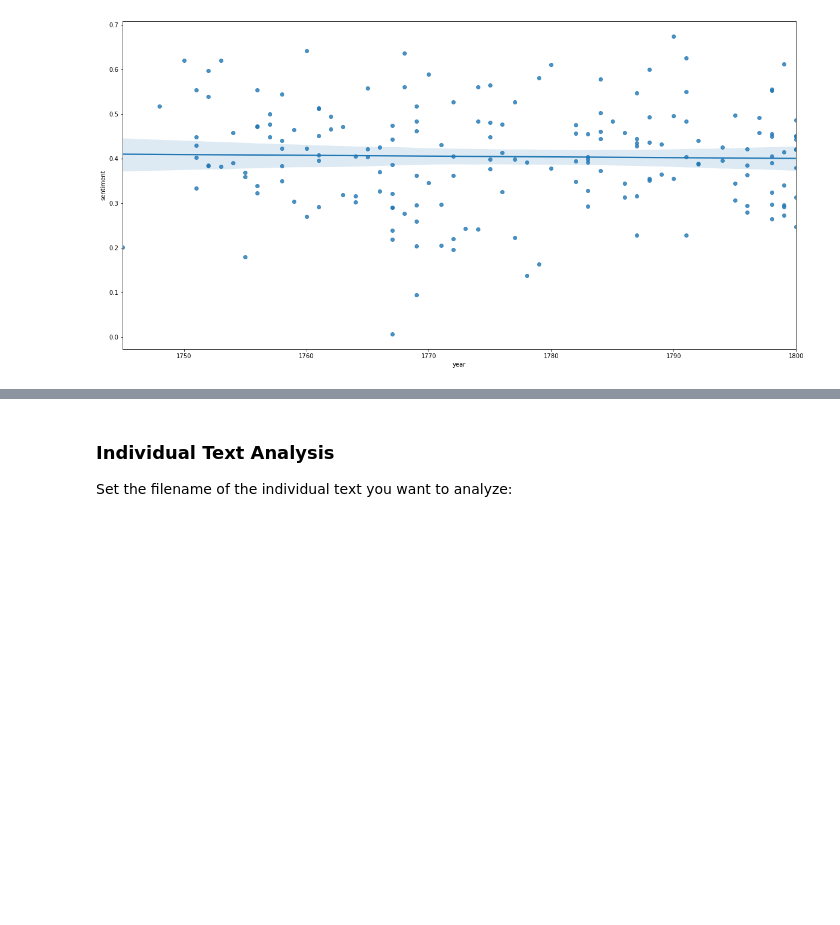
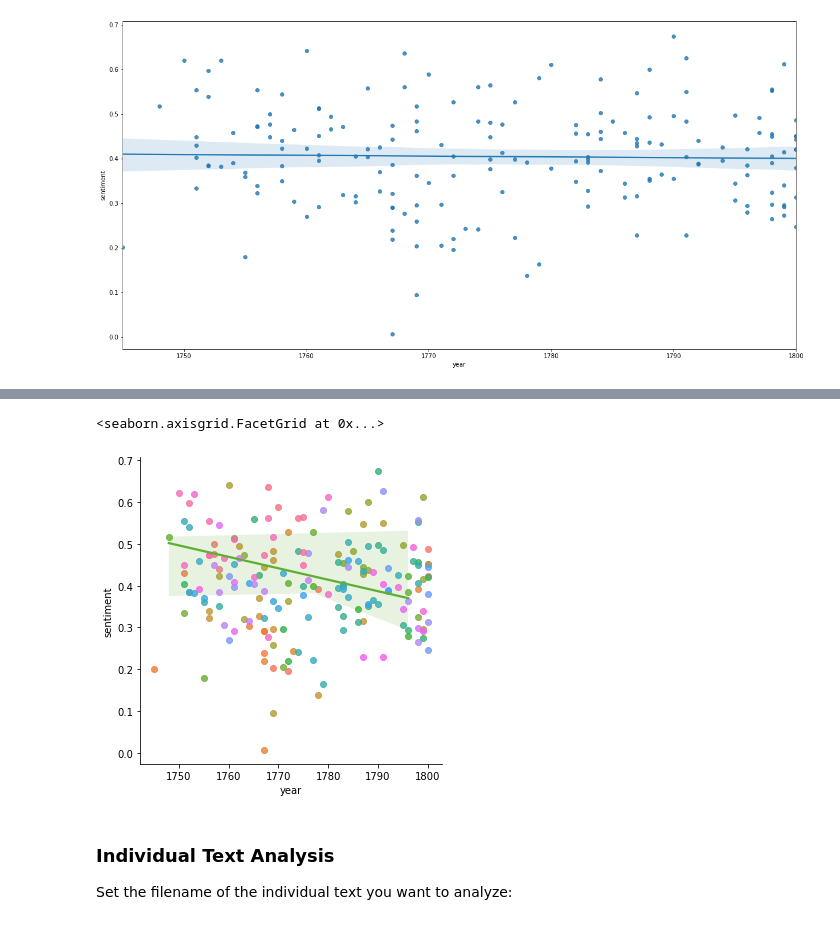
Before and after one commit to MiMoText/sentiment_novels, a Jupyter notebook: sentiments/toolchain_18th_century/02_sentiment_analysis.ipynb, the cells around one changed output, grey strips where cells are left out. Saved outputs shown, nothing was run; the diff lists cells and outputs as text; code cells hidden in the pictures; blank space fills up the shorter version.

```diff
--- a/sentiments/toolchain_18th_century/02_sentiment_analysis.ipynb
+++ b/sentiments/toolchain_18th_century/02_sentiment_analysis.ipynb
@@ -195,3 +199,9 @@ sns.regplot(data=texts_df, x=attribute, y="sentiment")
+# %%
+# bgrf is an id for each novel extracted from the "Bibliographie du genre romanesque français 1751-1800"
+sns.lmplot(data=texts_df, x=attribute, y="sentiment", hue="bgrf", legend=False)
+# %% [output]
+<seaborn.axisgrid.FacetGrid at 0x...>
+[figure, added]
 # %% [markdown]
 ### Individual Text Analysis
 Set the filename of the individual text you want to analyze:
```
Also changed, not shown: parts of 5 cells of this notebook, 1 other file.
